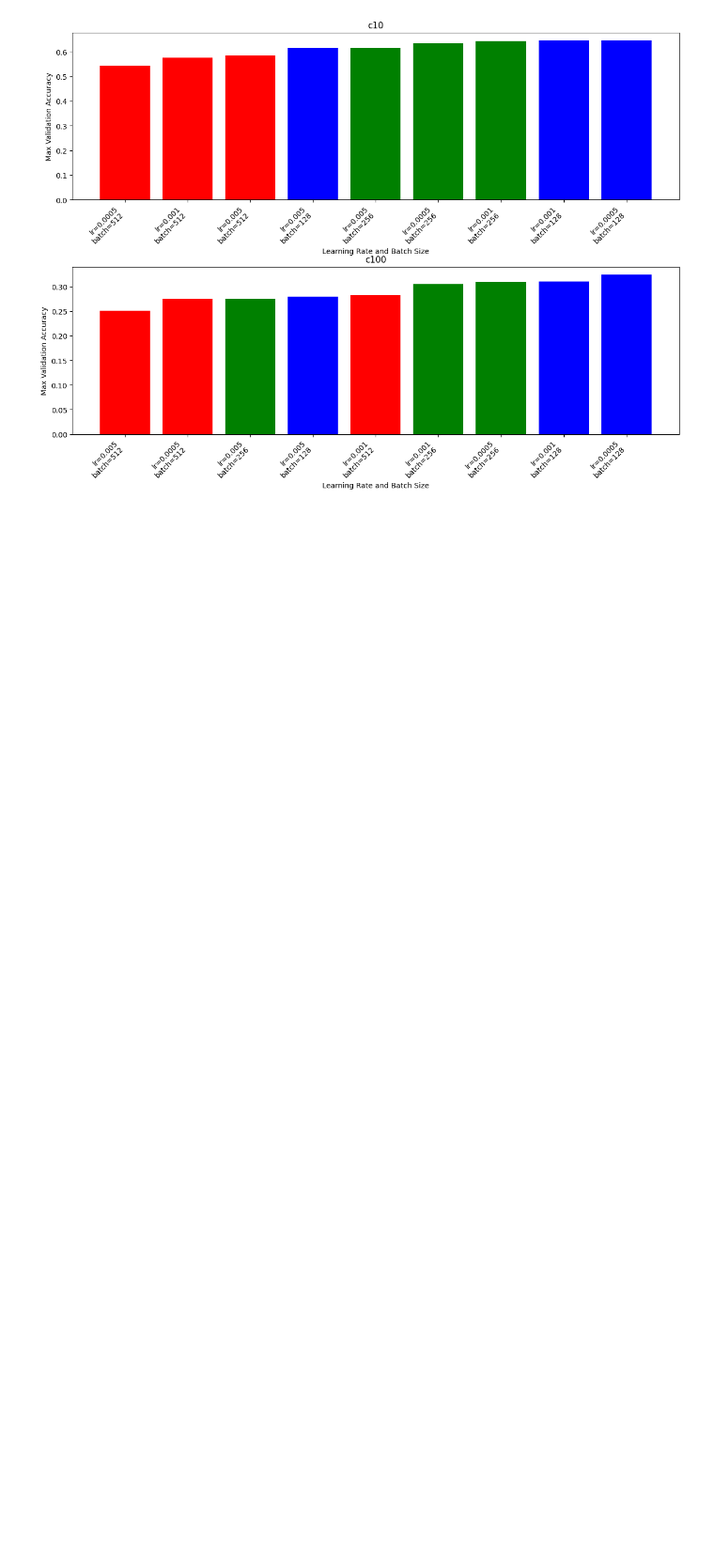
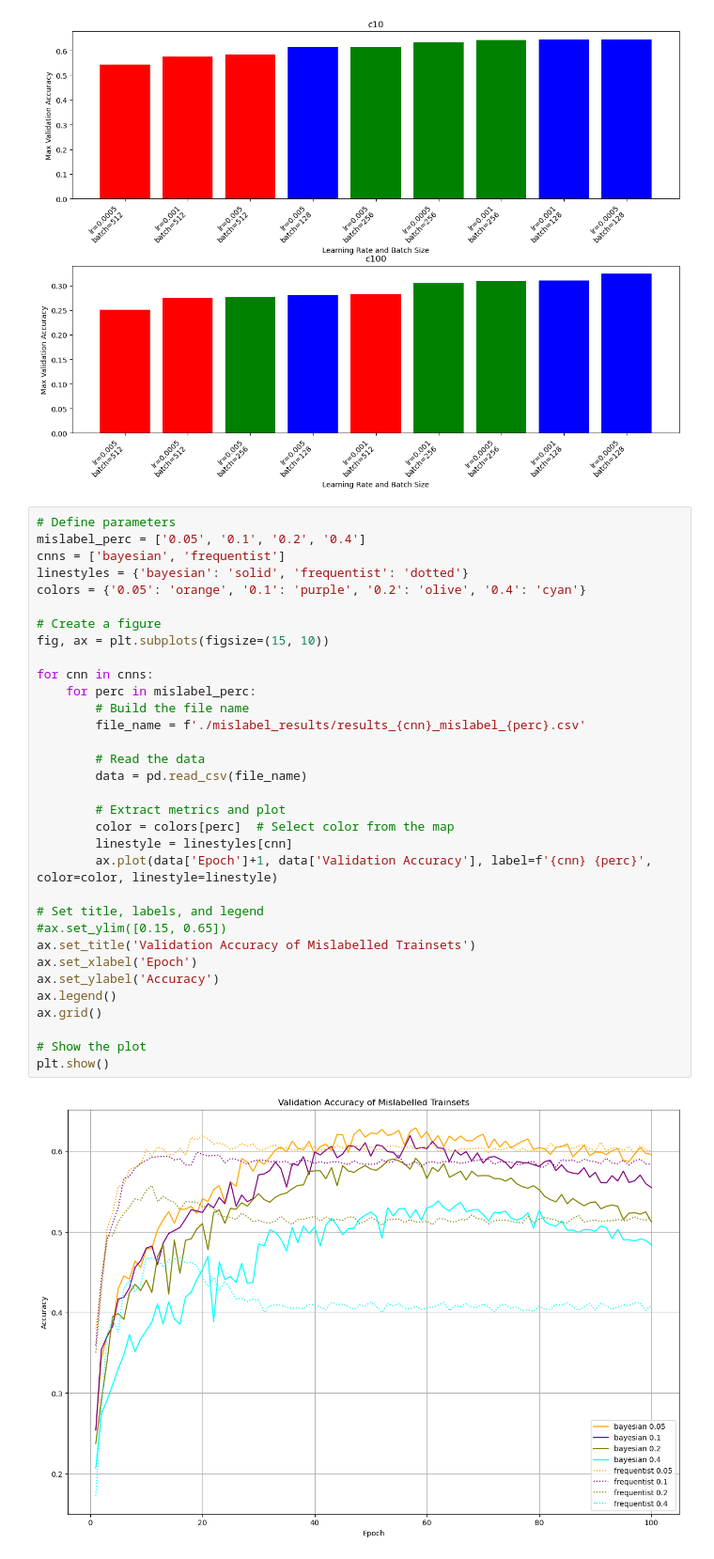
Before and after one commit to Gabrynho/BayesCNNvsFreqCNN, a Jupyter notebook: Plotting.ipynb, the cells around one changed output. Shown at 94% size. Saved outputs shown, nothing was run; the diff lists cells and outputs as text; blank space fills up the shorter version.

```diff
--- a/Plotting.ipynb
+++ b/Plotting.ipynb
@@ -97,3 +97,38 @@ for index, dataset in enumerate(datasets):
 plt.show()
 # %% [output]
 [figure]
+# %%
+# Define parameters
+mislabel_perc = ['0.05', '0.1', '0.2', '0.4']
+cnns = ['bayesian', 'frequentist']
+linestyles = {'bayesian': 'solid', 'frequentist': 'dotted'}
+colors = {'0.05': 'orange', '0.1': 'purple', '0.2': 'olive', '0.4': 'cyan'}
+
+# Create a figure
+fig, ax = plt.subplots(figsize=(15, 10))
+
+for cnn in cnns:
+    for perc in mislabel_perc:
+        # Build the file name
+        file_name = f'./mislabel_results/results_{cnn}_mislabel_{perc}.csv'
+
+        # Read the data
+        data = pd.read_csv(file_name)
+
+        # Extract metrics and plot
+        color = colors[perc]  # Select color from the map
+        linestyle = linestyles[cnn]
+        ax.plot(data['Epoch']+1, data['Validation Accuracy'], label=f'{cnn} {perc}', color=color, linestyle=linestyle)
+
+# Set title, labels, and legend
+#ax.set_ylim([0.15, 0.65])
+ax.set_title('Validation Accuracy of Mislabelled Trainsets')
+ax.set_xlabel('Epoch')
+ax.set_ylabel('Accuracy')
+ax.legend()
+ax.grid()
+
+# Show the plot
+plt.show()
+# %% [output]
+[figure, added]
```
Also changed, not shown: parts of 2 cells of this notebook, 18 other files.
